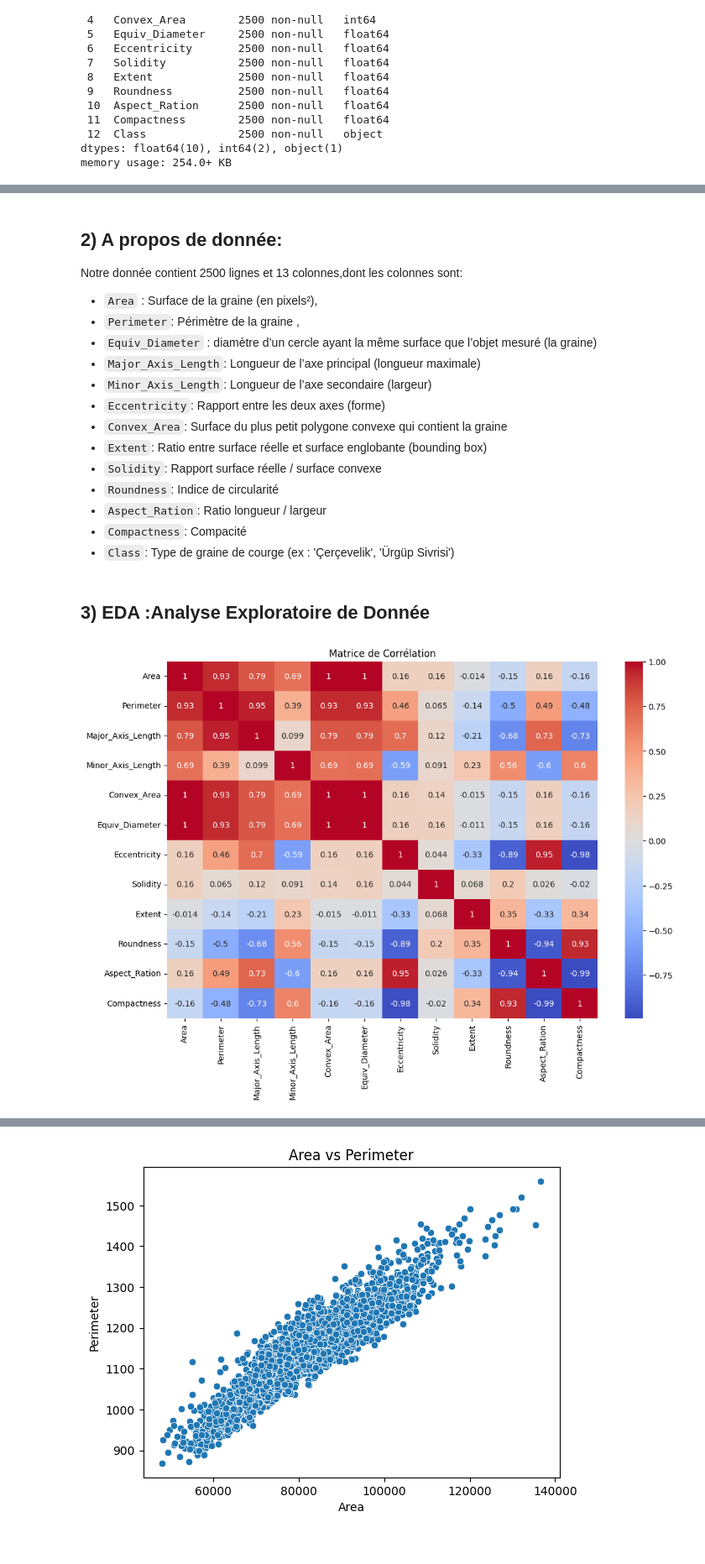
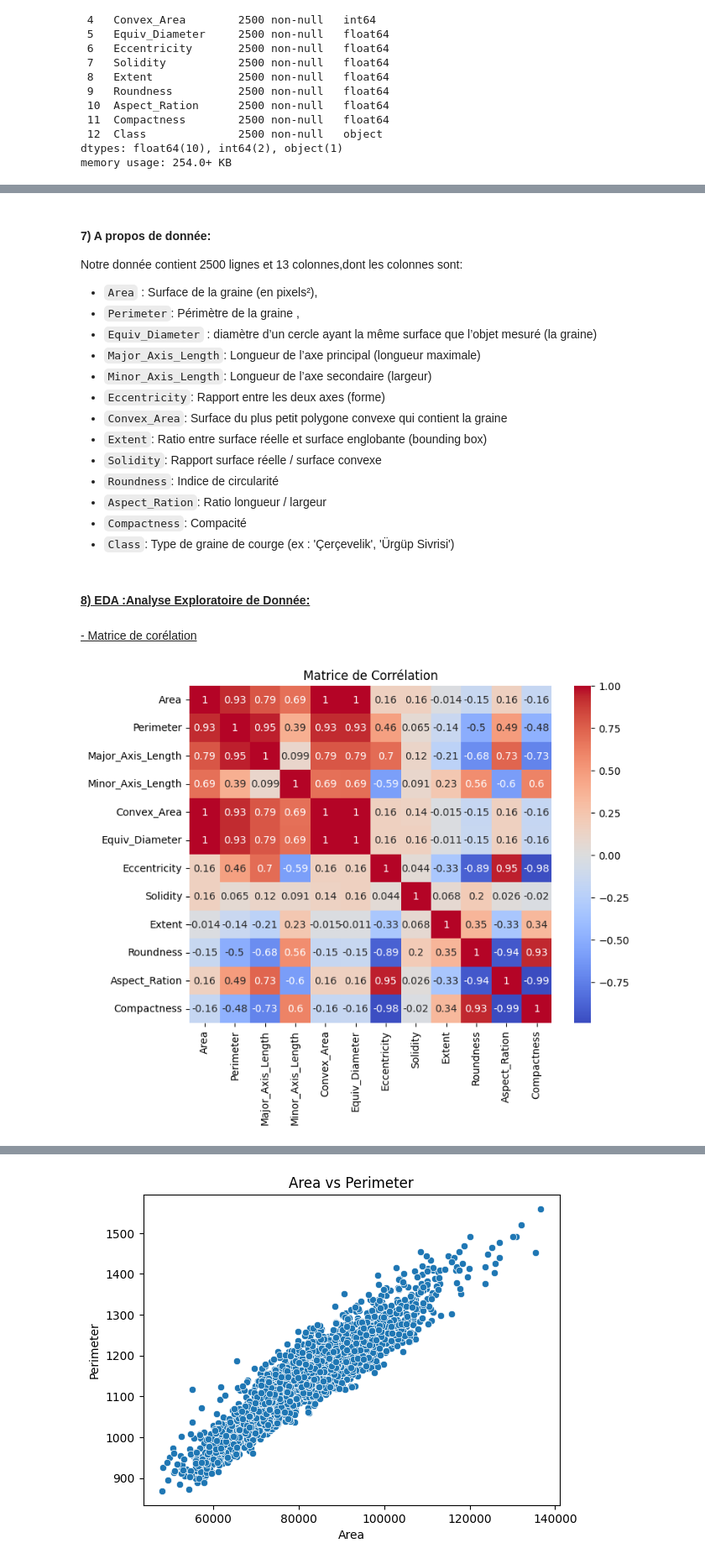
Before and after one commit to TolojanaharyElyse/TP_ML, a Jupyter notebook: anado_2.ipynb, the cells around one changed output, grey strips where cells are left out. Shown at 84% size. Saved outputs shown, nothing was run; the diff lists cells and outputs as text; code cells hidden in the pictures.

```diff
--- a/anado_2.ipynb
+++ b/anado_2.ipynb
@@ -15,3 +19,3 @@ from sklearn.decomposition import PCA
 # %%
-datasets = pd.read_excel('../dataset/Seeds_Dataset.xlsx', sheet_name='Pumpkin_Seeds_Dataset')
+datasets = pd.read_excel('../../dataset/Seeds_Dataset.xlsx', sheet_name='Pumpkin_Seeds_Dataset')
 # %% [markdown]
@@ -57,5 +83,5 @@ datasets.head(20)
 # %% [markdown]
-## 2) A propos de donnée:
+#### 7) A propos de donnée:
 Notre donnée contient 2500 lignes et 13 colonnes,dont les colonnes sont:
 - ``Area`` :	Surface de la graine (en pixels²),
 - ``Perimeter``:	Périmètre de la graine ,
@@ -71,12 +97,14 @@ Notre donnée contient 2500 lignes et 13 colonnes,dont les colonnes sont:
 - ``Compactness``:	Compacité
 - ``Class``:	Type de graine de courge (ex : 'Çerçevelik', 'Ürgüp Sivrisi')
 # %% [markdown]
-## 3) EDA :Analyse Exploratoire de Donnée
+<h4> <u> 8) EDA :Analyse Exploratoire de Donnée: </u></h4>
+# %% [markdown]
+<u> - Matrice de corélation </u>
 # %%
 # Matrice de corrélation:pour visualiser les relations entre les variables
-plt.figure(figsize=(12, 8))
+plt.figure(figsize=(8, 6))
 sns.heatmap(datasets.drop(['Class'],axis=1).corr(), annot=True, cmap='coolwarm')
 plt.title('Matrice de Corrélation')
 plt.show()
 # %% [output]
-[figure, old version]
+[figure, new version]
```
Also changed, not shown: parts of 38 cells of this notebook, 2 other files.
